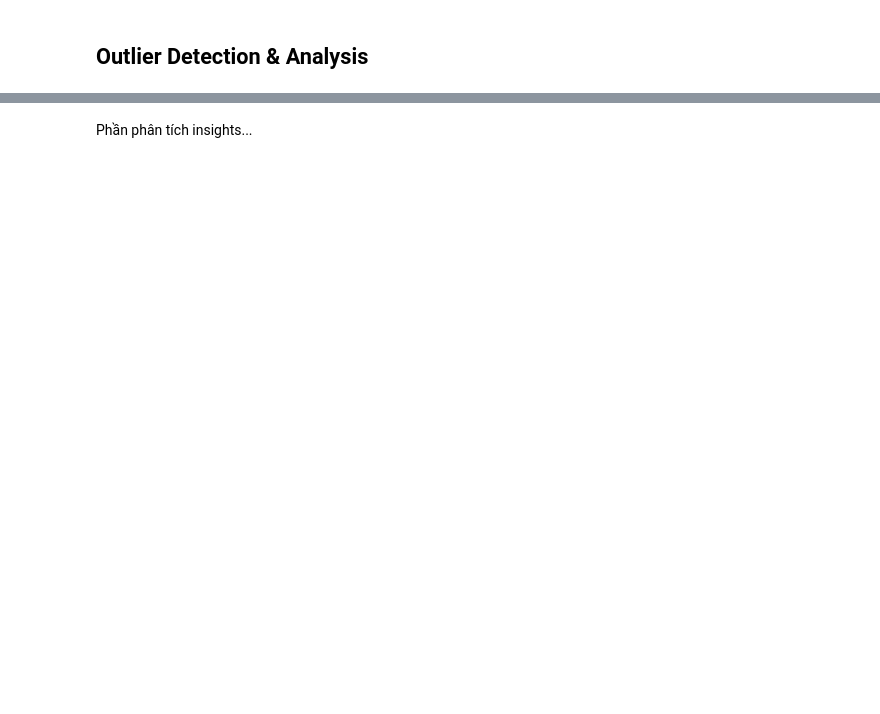
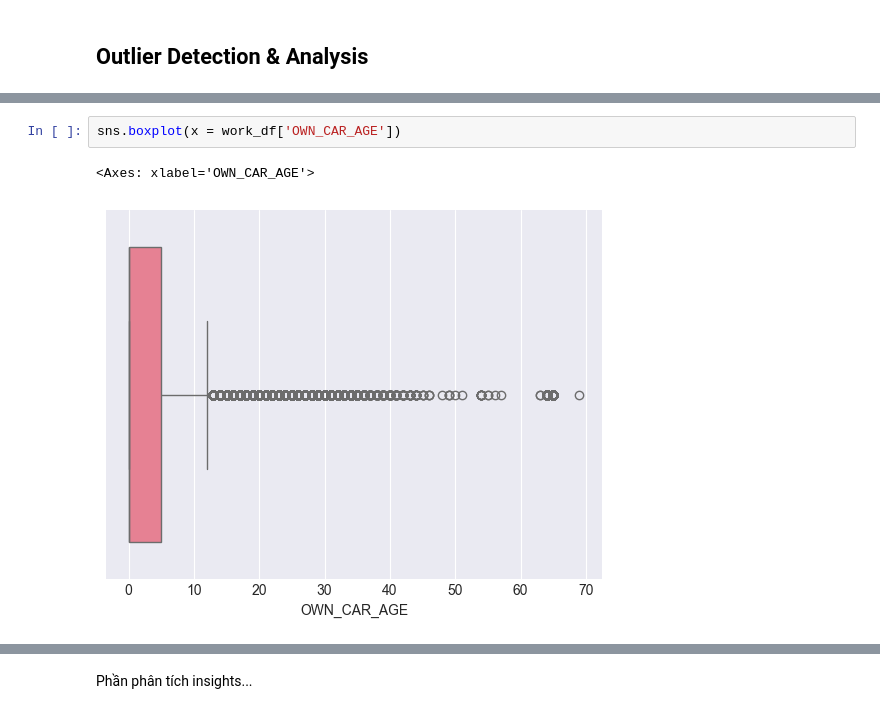
Before and after one commit to MinhGioChai/Data-Visualization, a Jupyter notebook: Dataunderstanding (1).ipynb, the cells around one changed output, grey strips where cells are left out. Drawn from its saved outputs; the diff is of its cells as text; blank space fills up the shorter version.

```diff
--- a/Dataunderstanding (1).ipynb
+++ b/Dataunderstanding (1).ipynb
@@ -641,0 +725,5 @@ plt.show()
+# %%
+sns.boxplot(x = work_df['OWN_CAR_AGE'])
+# %% [output]
+<Axes: xlabel='OWN_CAR_AGE'>
+[figure, added]
```
Also changed, not shown: parts of 34 cells of this notebook.
